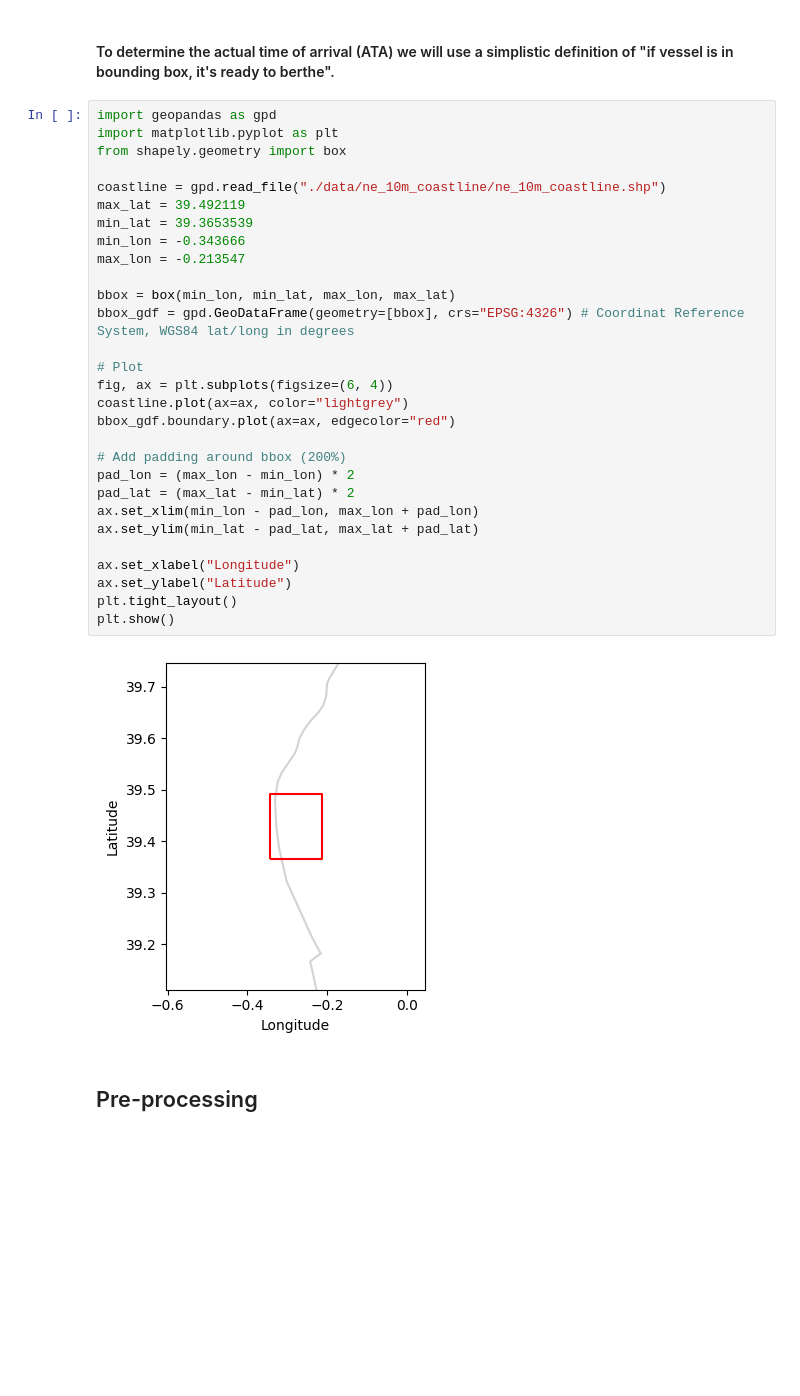
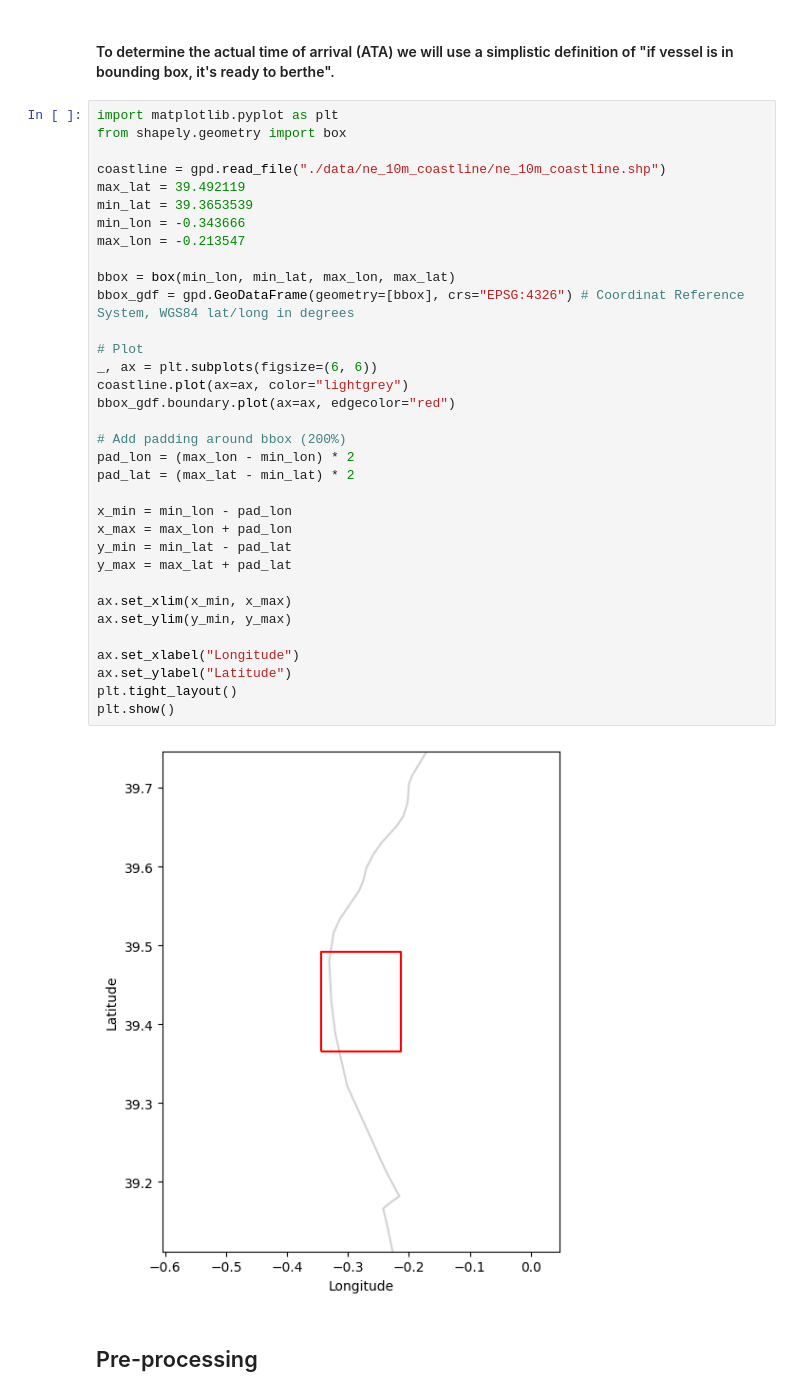
Before and after one commit to Magnuswlange/port_congestion_proj_ml, a Jupyter notebook: feature_selection.ipynb, the cells around one changed output. Drawn from its saved outputs; the diff is of its cells as text; blank space fills up the shorter version.

```diff
--- a/feature_selection.ipynb
+++ b/feature_selection.ipynb
@@ -272,36 +320,41 @@ Index(['voyage_id', 'voyage_status', 'mmsi', 'pos_timestamp',
 # %% [markdown]
 #### To determine the actual time of arrival (ATA) we will use a simplistic definition of "if vessel is in bounding box, it's ready to berthe".
 # %%
-import geopandas as gpd
 import matplotlib.pyplot as plt
 from shapely.geometry import box
 
 coastline = gpd.read_file("./data/ne_10m_coastline/ne_10m_coastline.shp")
 max_lat = 39.492119
 min_lat = 39.3653539
 min_lon = -0.343666
 max_lon = -0.213547
 
 bbox = box(min_lon, min_lat, max_lon, max_lat)
 bbox_gdf = gpd.GeoDataFrame(geometry=[bbox], crs="EPSG:4326") # Coordinat Reference System, WGS84 lat/long in degrees
 
 # Plot
-fig, ax = plt.subplots(figsize=(6, 4))
+_, ax = plt.subplots(figsize=(6, 6))
 coastline.plot(ax=ax, color="lightgrey")
 bbox_gdf.boundary.plot(ax=ax, edgecolor="red")
 
 # Add padding around bbox (200%)
 pad_lon = (max_lon - min_lon) * 2
 pad_lat = (max_lat - min_lat) * 2
-ax.set_xlim(min_lon - pad_lon, max_lon + pad_lon)
-ax.set_ylim(min_lat - pad_lat, max_lat + pad_lat)
+
+x_min = min_lon - pad_lon
+x_max = max_lon + pad_lon
+y_min = min_lat - pad_lat
+y_max = max_lat + pad_lat
+
+ax.set_xlim(x_min, x_max)
+ax.set_ylim(y_min, y_max)
 
 ax.set_xlabel("Longitude")
 ax.set_ylabel("Latitude")
 plt.tight_layout()
 plt.show()
 # %% [output]
-[figure, old version]
+[figure, new version]
 # %% [markdown]
 ## Pre-processing
 # %% [markdown]
```
Also changed, not shown: parts of 120 cells of this notebook, 2 other files.
